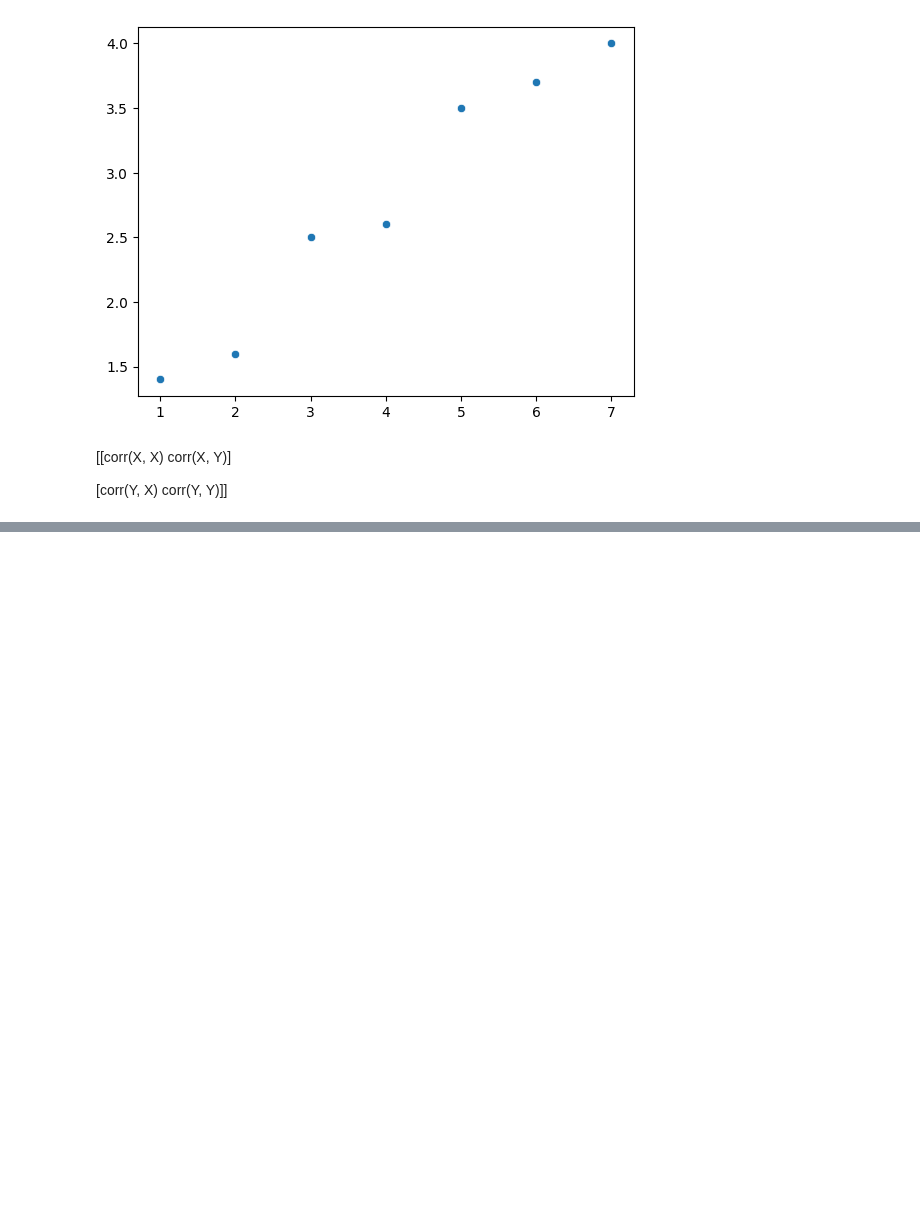
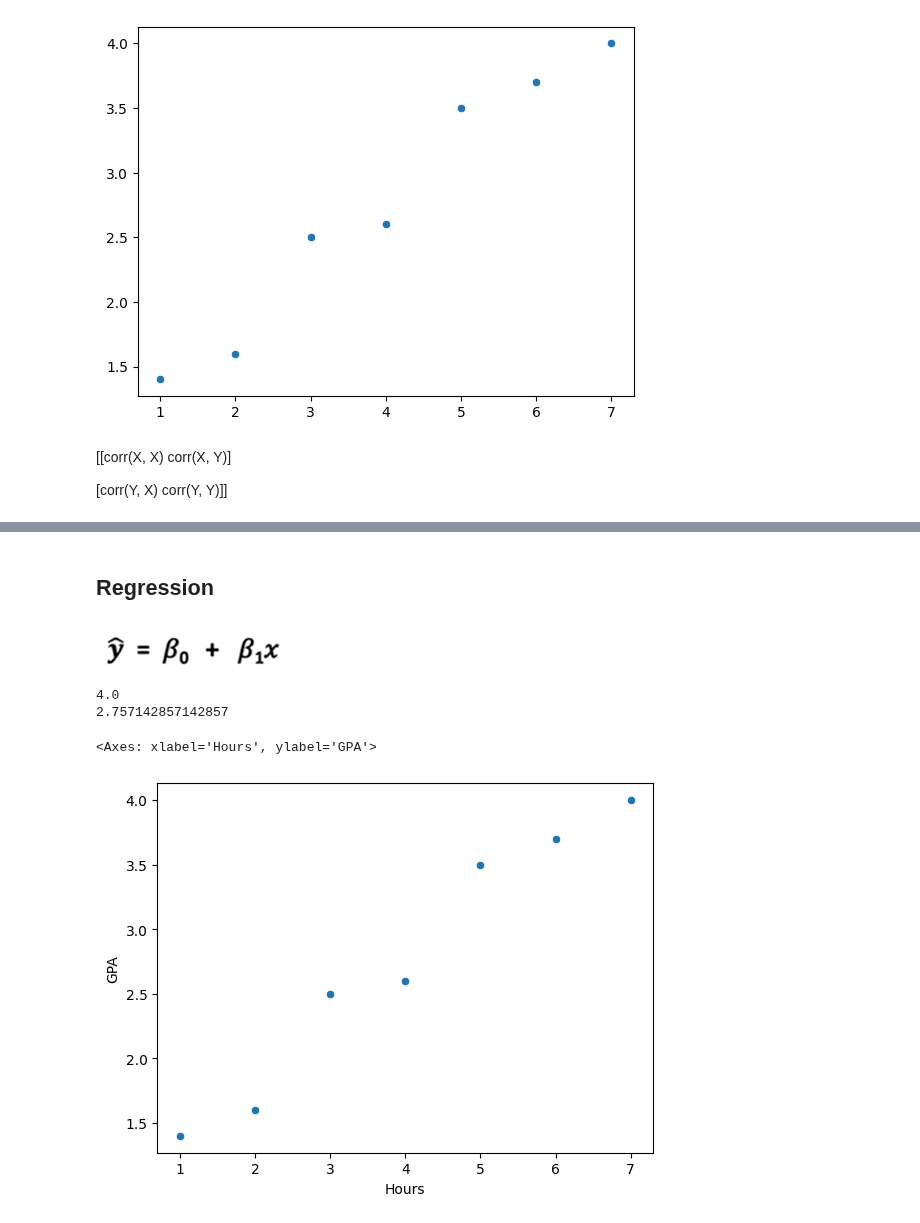
Before and after one commit to Haseebi-khan/MachineLearning, a Jupyter notebook: MachineLearning2.ipynb, the cells around one changed output, grey strips where cells are left out. Saved outputs shown, nothing was run; the diff lists cells and outputs as text; code cells hidden in the pictures; blank space fills up the shorter version.

```diff
--- a/MachineLearning2.ipynb
+++ b/MachineLearning2.ipynb
@@ -144,0 +158,23 @@ sns.scatterplot(x=no_of_hours,y=gpa)
+# %% [markdown]
+## **Regression**
+# %% [markdown]
+![image.png](embedded-picture-1)
+# %%
+import pandas as pd
+import numpy as np
+import seaborn as sns
+
+data = pd.DataFrame({
+    "Hours": [1,2,3,4,5,6,7],
+    "GPA": [1.4, 1.6, 2.5, 2.6, 3.5, 3.7, 4.0]
+})
+
+print(data["Hours"].mean())
+print(data["GPA"].mean())
+
+sns.scatterplot(x="Hours", y="GPA", data=data)
+# %% [output]
+4.0
+2.757142857142857
+<Axes: xlabel='Hours', ylabel='GPA'>
+[figure, added]
```
Also changed, not shown: parts of 17 cells of this notebook.
